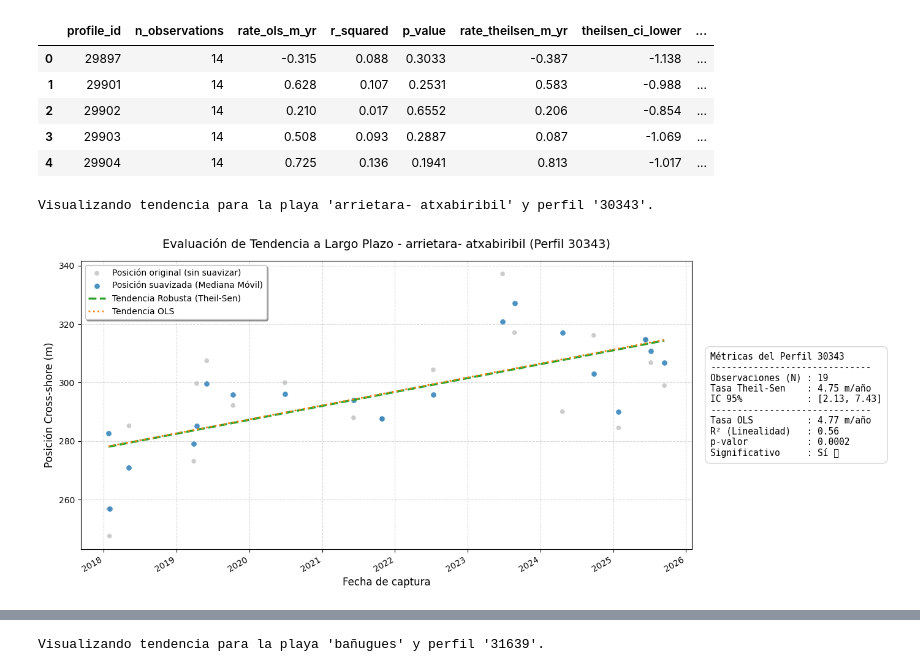
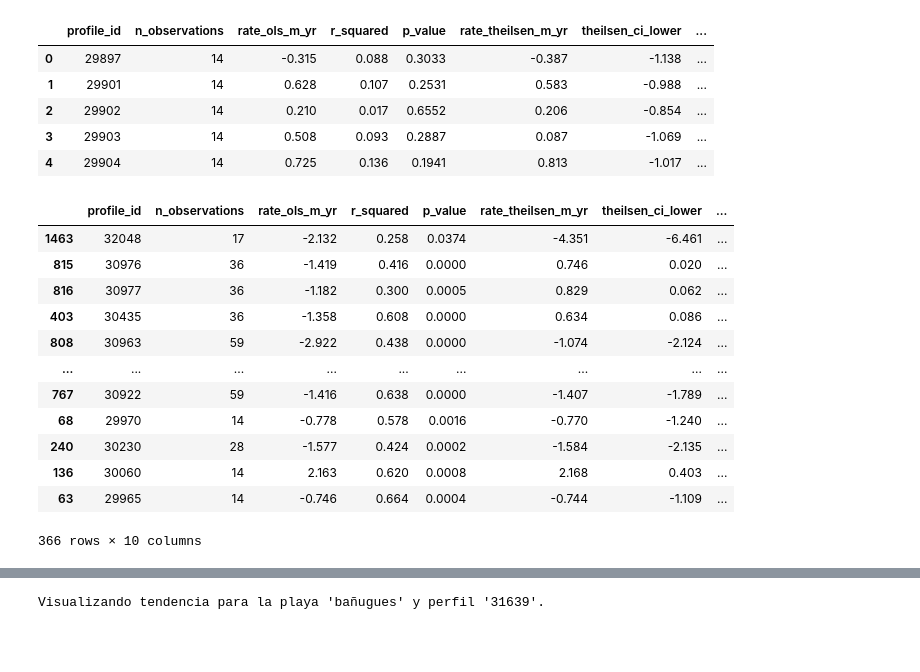
Before and after one commit to AlbertGallegoJimenez/macrotidal_coastal_rates, a Jupyter notebook: nb_test_tasas.ipynb, the cells around one changed output, grey strips where cells are left out. Cells and saved outputs as stored; diff of their text form; code cells hidden in the pictures; blank space fills up the shorter version.

```diff
--- a/nb_test_tasas.ipynb
+++ b/nb_test_tasas.ipynb
@@ -315,3 +313,26 @@ display(tasas_resultados.head())
+# %%
+tasas_resultados['diff_rates'] = abs(tasas_resultados['rate_theilsen_m_yr'] - tasas_resultados['rate_ols_m_yr'])
+tasas_resultados[
+    (tasas_resultados["n_observations"] > 10) &
+    (tasas_resultados["is_significant"])
+    ].sort_values(
+    by='diff_rates',
+    ascending=False
+)
+# %% [output]
+|  | profile_id | n_observations | rate_ols_m_yr | r_squared | p_value | rate_theilsen_m_yr | theilsen_ci_lower | ... |
+| 1463 | 32048 | 17 | -2.132 | 0.258 | 0.0374 | -4.351 | -6.461 | ... |
+| 815 | 30976 | 36 | -1.419 | 0.416 | 0.0000 | 0.746 | 0.020 | ... |
+| 816 | 30977 | 36 | -1.182 | 0.300 | 0.0005 | 0.829 | 0.062 | ... |
+| 403 | 30435 | 36 | -1.358 | 0.608 | 0.0000 | 0.634 | 0.086 | ... |
+| 808 | 30963 | 59 | -2.922 | 0.438 | 0.0000 | -1.074 | -2.124 | ... |
+| ... | ... | ... | ... | ... | ... | ... | ... | ... |
+| 767 | 30922 | 59 | -1.416 | 0.638 | 0.0000 | -1.407 | -1.789 | ... |
+| 68 | 29970 | 14 | -0.778 | 0.578 | 0.0016 | -0.770 | -1.240 | ... |
+| 240 | 30230 | 28 | -1.577 | 0.424 | 0.0002 | -1.584 | -2.135 | ... |
+| 136 | 30060 | 14 | 2.163 | 0.620 | 0.0008 | 2.168 | 0.403 | ... |
+| 63 | 29965 | 14 | -0.746 | 0.664 | 0.0004 | -0.744 | -1.109 | ... |
+366 rows × 10 columns
 # %%
 from scipy.stats import theilslopes, linregress
 
@@ -430,15 +451,6 @@ def visualizar_tendencia_perfil(df_suavizado, df_tasas, profile_id,
 
     plt.tight_layout()
     plt.show()
-# %%
-visualizar_tendencia_perfil(
-    df_suavizado=smoothed_data,
-    df_tasas=tasas_resultados,
-    profile_id=30343
-)
-# %% [output]
-Visualizando tendencia para la playa 'arrietara- atxabiribil' y perfil '30343'.
-[figure, removed]
 # %%
 visualizar_tendencia_perfil(
     df_suavizado=smoothed_data,
```
Also changed, not shown: parts of 4 cells of this notebook.
